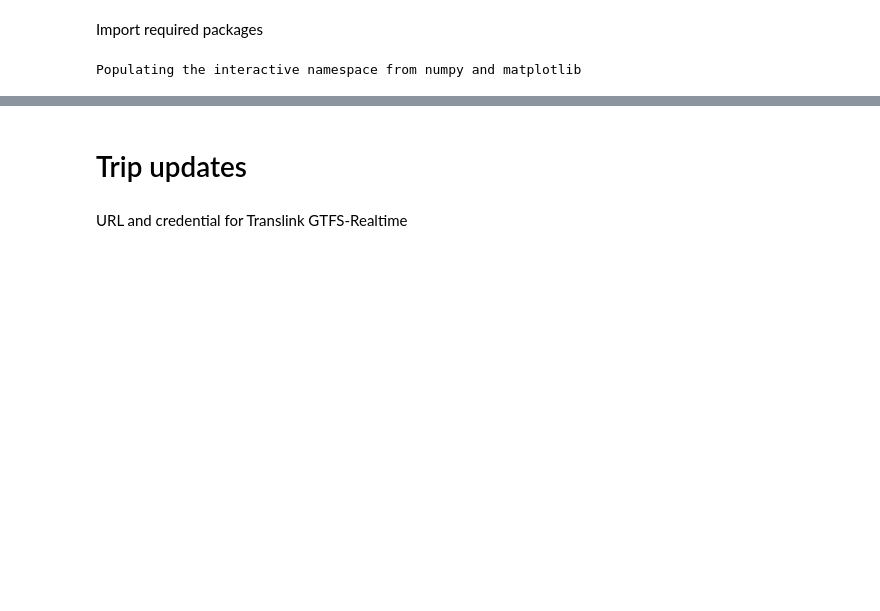
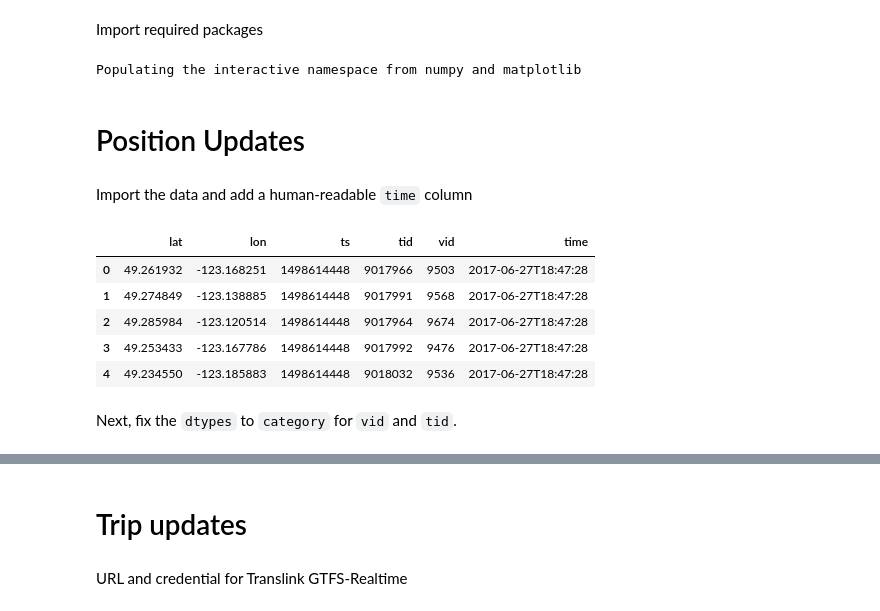
Before and after one commit to asberk/translink, a Jupyter notebook: Reading transit data.ipynb, the cells around one changed output, grey strips where cells are left out. Drawn from its saved outputs; the diff is of its cells as text; code cells hidden in the pictures; blank space fills up the shorter version.

```diff
--- a/Reading transit data.ipynb
+++ b/Reading transit data.ipynb
@@ -16,0 +19,4 @@ from pytz import timezone
+# %% [markdown]
+# Position Updates
+# %% [markdown]
+Import the data and add a human-readable `time` column
@@ -16,0 +27,11 @@ from pytz import timezone
+# %%
+positions.head()
+# %% [output]
+|  | lat | lon | ts | tid | vid | time |
+| 0 | 49.261932 | -123.168251 | 1498614448 | 9017966 | 9503 | 2017-06-27T18:47:28 |
+| 1 | 49.274849 | -123.138885 | 1498614448 | 9017991 | 9568 | 2017-06-27T18:47:28 |
+| 2 | 49.285984 | -123.120514 | 1498614448 | 9017964 | 9674 | 2017-06-27T18:47:28 |
+| 3 | 49.253433 | -123.167786 | 1498614448 | 9017992 | 9476 | 2017-06-27T18:47:28 |
+| 4 | 49.234550 | -123.185883 | 1498614448 | 9018032 | 9536 | 2017-06-27T18:47:28 |
+# %% [markdown]
+Next, fix the `dtypes` to `category` for `vid` and `tid`.
```
Also changed, not shown: parts of 15 cells of this notebook, 4 other files.
